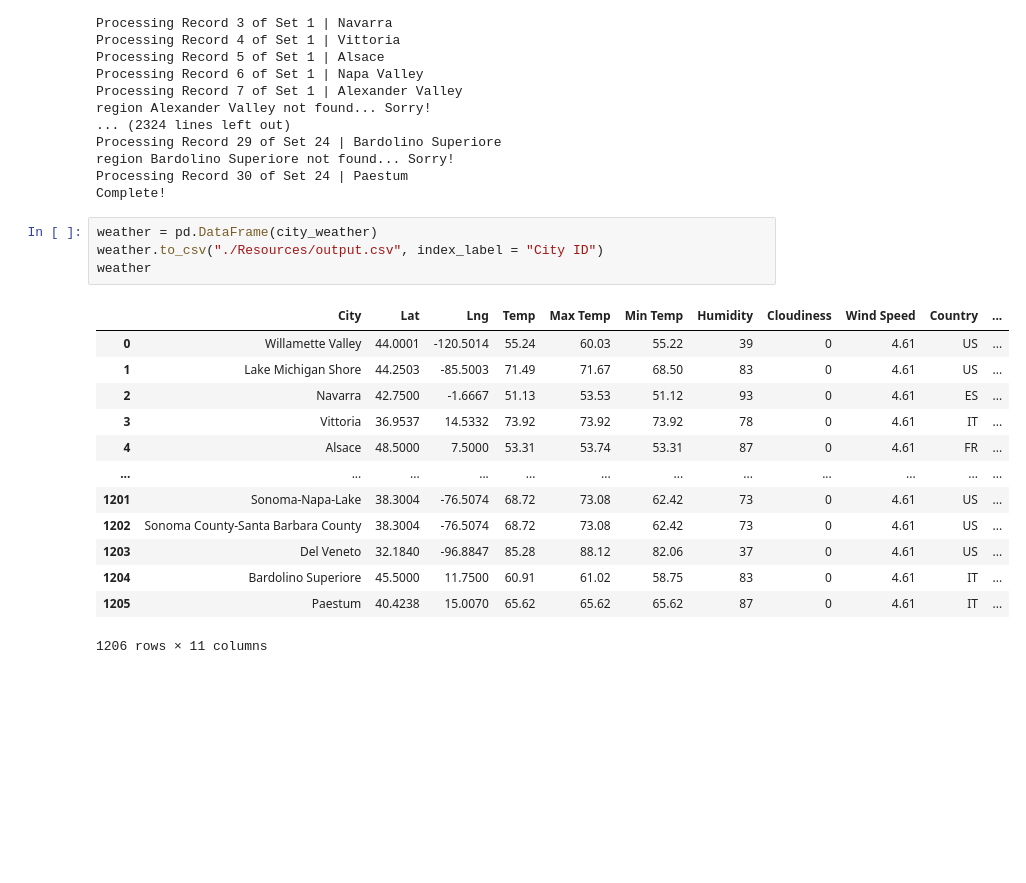
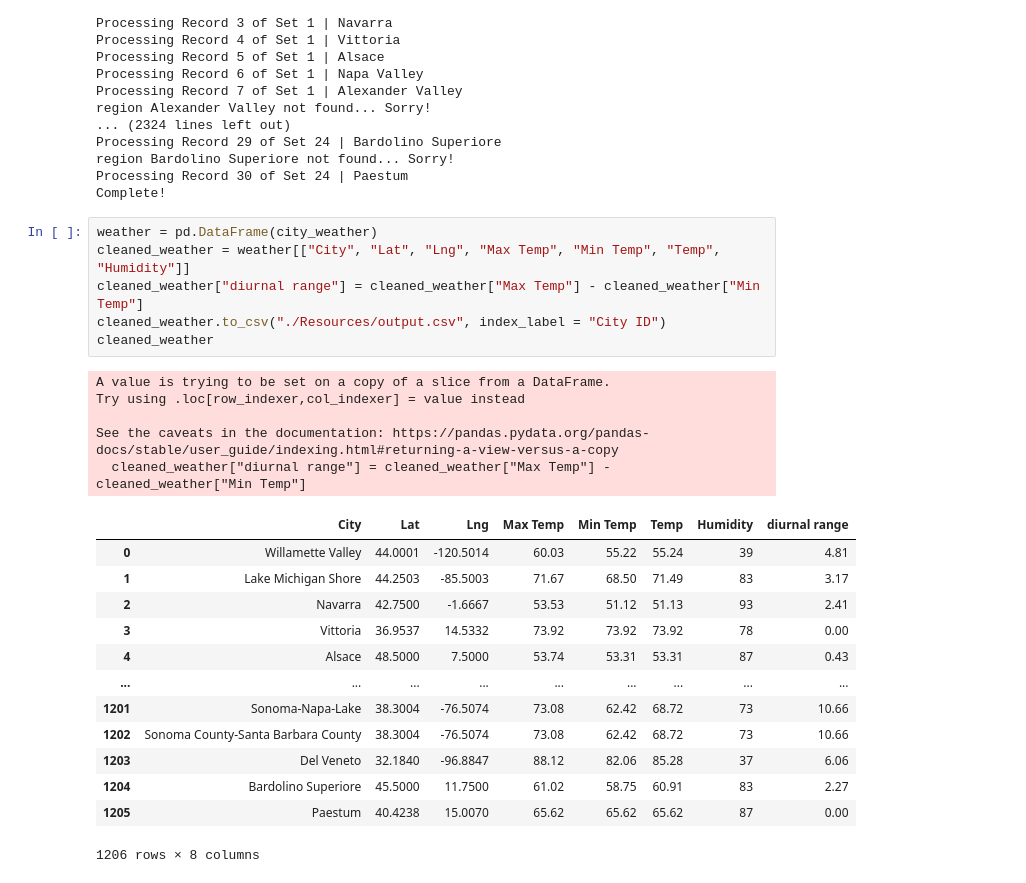
Before and after one commit to J-Schea29/ETL-Project, a Jupyter notebook: Wine_data.ipynb, the cells around one changed output. Saved outputs shown, nothing was run; the diff lists cells and outputs as text; blank space fills up the shorter version.

```diff
--- a/Wine_data.ipynb
+++ b/Wine_data.ipynb
@@ -295,19 +295,26 @@ Processing Record 30 of Set 24 | Paestum
 Complete!
 # %%
 weather = pd.DataFrame(city_weather)
-weather.to_csv("./Resources/output.csv", index_label = "City ID")
-weather
+cleaned_weather = weather[["City", "Lat", "Lng", "Max Temp", "Min Temp", "Temp", "Humidity"]]
+cleaned_weather["diurnal range"] = cleaned_weather["Max Temp"] - cleaned_weather["Min Temp"]
+cleaned_weather.to_csv("./Resources/output.csv", index_label = "City ID")
+cleaned_weather
 # %% [output]
+A value is trying to be set on a copy of a slice from a DataFrame.
+Try using .loc[row_indexer,col_indexer] = value instead
+
+See the caveats in the documentation: https://pandas.pydata.org/pandas-docs/stable/user_guide/indexing.html#returning-a-view-versus-a-copy
+  cleaned_weather["diurnal range"] = cleaned_weather["Max Temp"] - cleaned_weather["Min Temp"]
-|  | City | Lat | Lng | Temp | Max Temp | Min Temp | Humidity | Cloudiness | Wind Speed | Country | ... |
-| 0 | Willamette Valley | 44.0001 | -120.5014 | 55.24 | 60.03 | 55.22 | 39 | 0 | 4.61 | US | ... |
-| 1 | Lake Michigan Shore | 44.2503 | -85.5003 | 71.49 | 71.67 | 68.50 | 83 | 0 | 4.61 | US | ... |
-| 2 | Navarra | 42.7500 | -1.6667 | 51.13 | 53.53 | 51.12 | 93 | 0 | 4.61 | ES | ... |
-| 3 | Vittoria | 36.9537 | 14.5332 | 73.92 | 73.92 | 73.92 | 78 | 0 | 4.61 | IT | ... |
-| 4 | Alsace | 48.5000 | 7.5000 | 53.31 | 53.74 | 53.31 | 87 | 0 | 4.61 | FR | ... |
-| ... | ... | ... | ... | ... | ... | ... | ... | ... | ... | ... | ... |
-| 1201 | Sonoma-Napa-Lake | 38.3004 | -76.5074 | 68.72 | 73.08 | 62.42 | 73 | 0 | 4.61 | US | ... |
-| 1202 | Sonoma County-Santa Barbara County | 38.3004 | -76.5074 | 68.72 | 73.08 | 62.42 | 73 | 0 | 4.61 | US | ... |
-| 1203 | Del Veneto | 32.1840 | -96.8847 | 85.28 | 88.12 | 82.06 | 37 | 0 | 4.61 | US | ... |
-| 1204 | Bardolino Superiore | 45.5000 | 11.7500 | 60.91 | 61.02 | 58.75 | 83 | 0 | 4.61 | IT | ... |
-| 1205 | Paestum | 40.4238 | 15.0070 | 65.62 | 65.62 | 65.62 | 87 | 0 | 4.61 | IT | ... |
+|  | City | Lat | Lng | Max Temp | Min Temp | Temp | Humidity | diurnal range |
+| 0 | Willamette Valley | 44.0001 | -120.5014 | 60.03 | 55.22 | 55.24 | 39 | 4.81 |
+| 1 | Lake Michigan Shore | 44.2503 | -85.5003 | 71.67 | 68.50 | 71.49 | 83 | 3.17 |
+| 2 | Navarra | 42.7500 | -1.6667 | 53.53 | 51.12 | 51.13 | 93 | 2.41 |
+| 3 | Vittoria | 36.9537 | 14.5332 | 73.92 | 73.92 | 73.92 | 78 | 0.00 |
+| 4 | Alsace | 48.5000 | 7.5000 | 53.74 | 53.31 | 53.31 | 87 | 0.43 |
+| ... | ... | ... | ... | ... | ... | ... | ... | ... |
+| 1201 | Sonoma-Napa-Lake | 38.3004 | -76.5074 | 73.08 | 62.42 | 68.72 | 73 | 10.66 |
+| 1202 | Sonoma County-Santa Barbara County | 38.3004 | -76.5074 | 73.08 | 62.42 | 68.72 | 73 | 10.66 |
+| 1203 | Del Veneto | 32.1840 | -96.8847 | 88.12 | 82.06 | 85.28 | 37 | 6.06 |
+| 1204 | Bardolino Superiore | 45.5000 | 11.7500 | 61.02 | 58.75 | 60.91 | 83 | 2.27 |
+| 1205 | Paestum | 40.4238 | 15.0070 | 65.62 | 65.62 | 65.62 | 87 | 0.00 |
-1206 rows × 11 columns
+1206 rows × 8 columns
```
